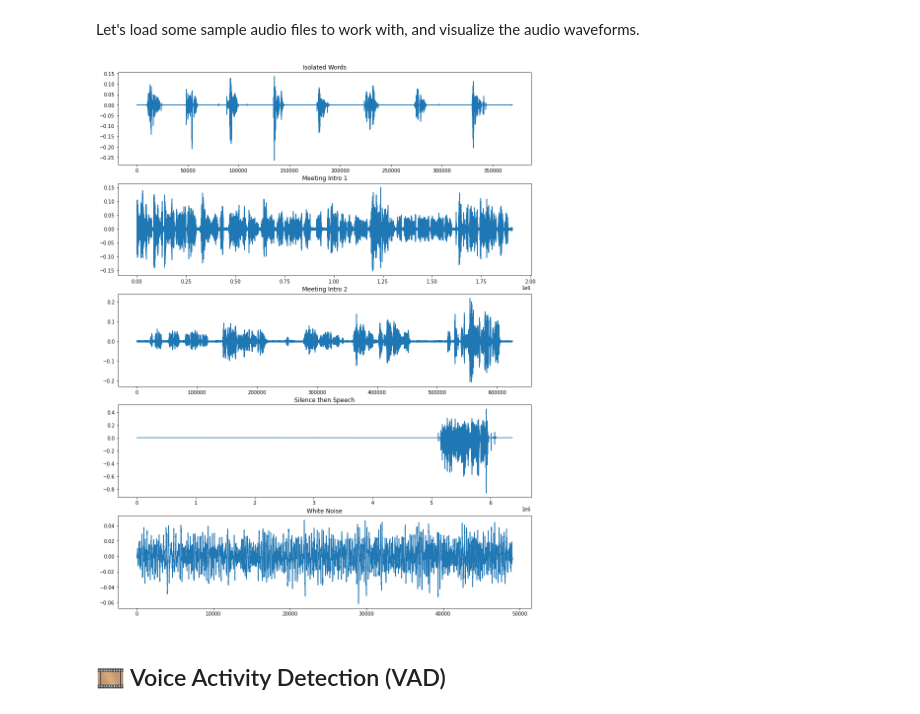
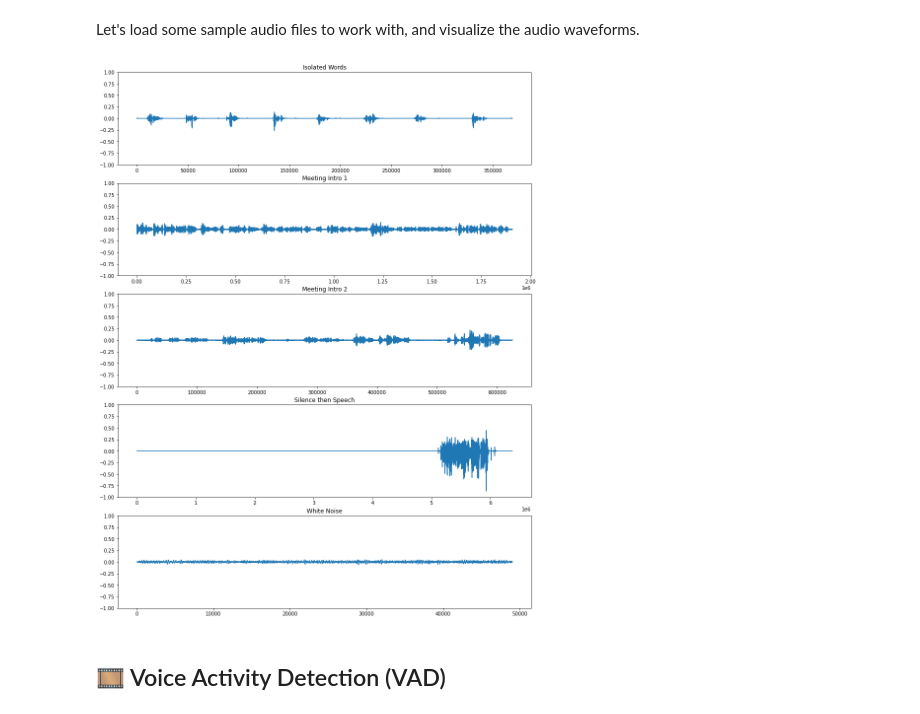
Before and after one commit to Jeronymous/deep_learning_notebooks, a Jupyter notebook: audio.ipynb, the cells around one changed output. Saved outputs shown, nothing was run; the diff lists cells and outputs as text; code cells hidden in the pictures.

```diff
--- a/audio.ipynb
+++ b/audio.ipynb
@@ -199,30 +206,37 @@ Let's load some sample audio files to work with, and visualize the audio wavefor
 # %%
 import os
 import matplotlib.pyplot as plt
 
+global AUDIO_FILES, AUDIO_FOLDER, AUDIO_EXTENSIONS
+
 # Define paths to sample audio files for demo
+def setup():
+    global AUDIO_FILES, AUDIO_FOLDER, AUDIO_EXTENSIONS
+    AUDIO_FOLDER = os.path.join("data", "audio")
+    AUDIO_EXTENSIONS = [".wav", ".mp3", ".flac", ".opus"]
+    assert os.path.isdir(AUDIO_FOLDER), f"Cannot find audio folder: {AUDIO_FOLDER}"
+    AUDIO_FILES = {}
+    for filename in os.listdir(AUDIO_FOLDER):
+        name, ext = os.path.splitext(filename)
+        if ext in AUDIO_EXTENSIONS:
+            AUDIO_FILES[name] = os.path.join(AUDIO_FOLDER, filename)
 
-AUDIO_FOLDER = os.path.join("data", "audio")
-AUDIO_EXTENSIONS = [".wav", ".mp3", ".flac", ".opus"]
-assert os.path.isdir(AUDIO_FOLDER), f"Cannot find audio folder: {AUDIO_FOLDER}"
-AUDIO_FILES = {}
-for filename in os.listdir(AUDIO_FOLDER):
-    name, ext = os.path.splitext(filename)
-    if ext in AUDIO_EXTENSIONS:
-        AUDIO_FILES[name] = os.path.join(AUDIO_FOLDER, filename)
+# Setup and load audio files
+setup()
 
 # Load file contents and plot audio waveforms
 n = len(AUDIO_FILES)
 plt.subplots(n, 1, figsize=(15, 4 * len(AUDIO_FILES)))
 for i, (k, fn) in enumerate(AUDIO_FILES.items()):
     audio = load_audio(fn)
     plt.subplot(n, 1, i + 1)
     plt.plot(audio)
+    plt.ylim(-1, 1)
     plt.title(k)
 
 plt.show()
 # %% [output]
-[figure, old version]
+[figure, new version]
 # %% [markdown]
 <h2 id="vad">🎞️ Voice Activity Detection (VAD)</h2>
 # %% [markdown]
```
Also changed, not shown: parts of 13 cells of this notebook, 5 other files.
